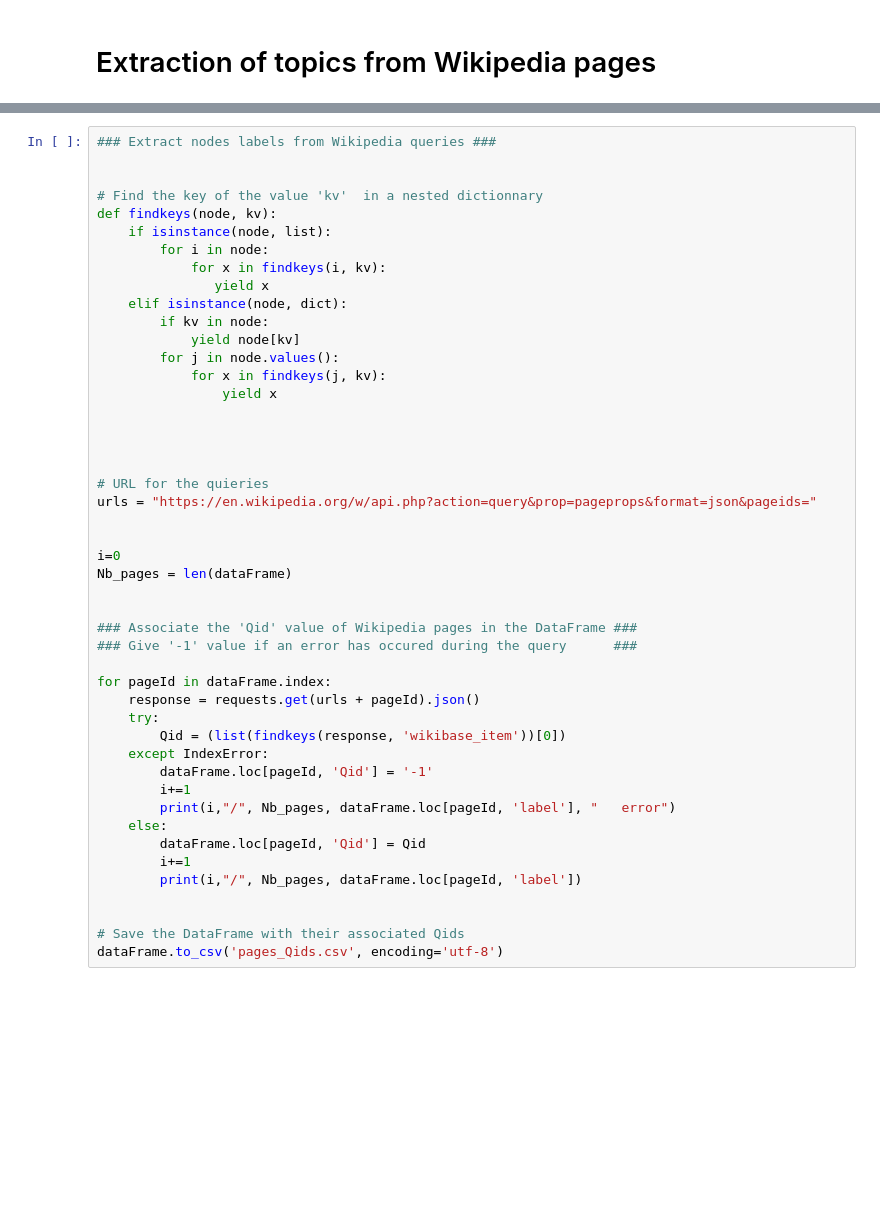
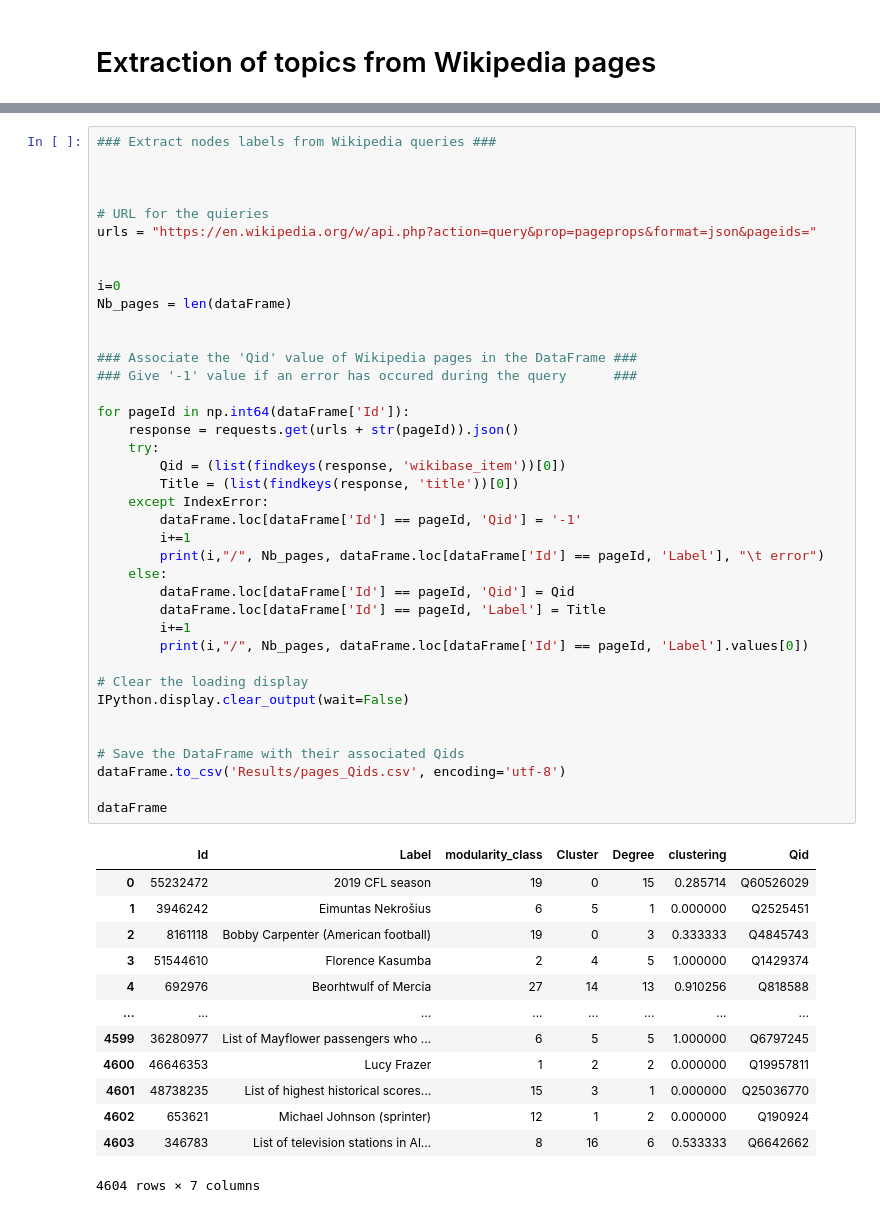
Before and after one commit to etiennechlt/Wikipedia, a Jupyter notebook: Python/Topics_exctraction.ipynb, the cells around one changed output, grey strips where cells are left out. Saved outputs shown, nothing was run; the diff lists cells and outputs as text; blank space fills up the shorter version.

```diff
--- a/Python/Topics_exctraction.ipynb
+++ b/Python/Topics_exctraction.ipynb
@@ -52,47 +49,53 @@ None
 # %%
 ### Extract nodes labels from Wikipedia queries ###
-
-
-# Find the key of the value 'kv'  in a nested dictionnary
-def findkeys(node, kv):
-    if isinstance(node, list):
-        for i in node:
-            for x in findkeys(i, kv):
-               yield x
-    elif isinstance(node, dict):
-        if kv in node:
-            yield node[kv]
-        for j in node.values():
-            for x in findkeys(j, kv):
-                yield x
-
 
 
 
 # URL for the quieries
 urls = "https://en.wikipedia.org/w/api.php?action=query&prop=pageprops&format=json&pageids="
 
 
 i=0
 Nb_pages = len(dataFrame)
 
 
 ### Associate the 'Qid' value of Wikipedia pages in the DataFrame ###
 ### Give '-1' value if an error has occured during the query      ###
 
-for pageId in dataFrame.index:
-    response = requests.get(urls + pageId).json()
+for pageId in np.int64(dataFrame['Id']):
+    response = requests.get(urls + str(pageId)).json()
     try:
         Qid = (list(findkeys(response, 'wikibase_item'))[0])
+        Title = (list(findkeys(response, 'title'))[0])
     except IndexError:
-        dataFrame.loc[pageId, 'Qid'] = '-1'
+        dataFrame.loc[dataFrame['Id'] == pageId, 'Qid'] = '-1'
         i+=1
-        print(i,"/", Nb_pages, dataFrame.loc[pageId, 'label'], "   error")
+        print(i,"/", Nb_pages, dataFrame.loc[dataFrame['Id'] == pageId, 'Label'], "\t error")
     else:
-        dataFrame.loc[pageId, 'Qid'] = Qid
+        dataFrame.loc[dataFrame['Id'] == pageId, 'Qid'] = Qid
+        dataFrame.loc[dataFrame['Id'] == pageId, 'Label'] = Title
         i+=1
-        print(i,"/", Nb_pages, dataFrame.loc[pageId, 'label'])
+        print(i,"/", Nb_pages, dataFrame.loc[dataFrame['Id'] == pageId, 'Label'].values[0])
+
+# Clear the loading display
+IPython.display.clear_output(wait=False)
 
 
 # Save the DataFrame with their associated Qids
-dataFrame.to_csv('pages_Qids.csv', encoding='utf-8')
+dataFrame.to_csv('Results/pages_Qids.csv', encoding='utf-8')
+
+dataFrame
+# %% [output]
+|  | Id | Label | modularity_class | Cluster | Degree | clustering | Qid |
+| 0 | 55232472 | 2019 CFL season | 19 | 0 | 15 | 0.285714 | Q60526029 |
+| 1 | 3946242 | Eimuntas Nekrošius | 6 | 5 | 1 | 0.000000 | Q2525451 |
+| 2 | 8161118 | Bobby Carpenter (American football) | 19 | 0 | 3 | 0.333333 | Q4845743 |
+| 3 | 51544610 | Florence Kasumba | 2 | 4 | 5 | 1.000000 | Q1429374 |
+| 4 | 692976 | Beorhtwulf of Mercia | 27 | 14 | 13 | 0.910256 | Q818588 |
+| ... | ... | ... | ... | ... | ... | ... | ... |
+| 4599 | 36280977 | List of Mayflower passengers who ... | 6 | 5 | 5 | 1.000000 | Q6797245 |
+| 4600 | 46646353 | Lucy Frazer | 1 | 2 | 2 | 0.000000 | Q19957811 |
+| 4601 | 48738235 | List of highest historical scores... | 15 | 3 | 1 | 0.000000 | Q25036770 |
+| 4602 | 653621 | Michael Johnson (sprinter) | 12 | 1 | 2 | 0.000000 | Q190924 |
+| 4603 | 346783 | List of television stations in Al... | 8 | 16 | 6 | 0.533333 | Q6642662 |
+4604 rows × 7 columns
```
Also changed, not shown: parts of 9 cells of this notebook, 20 other files.
